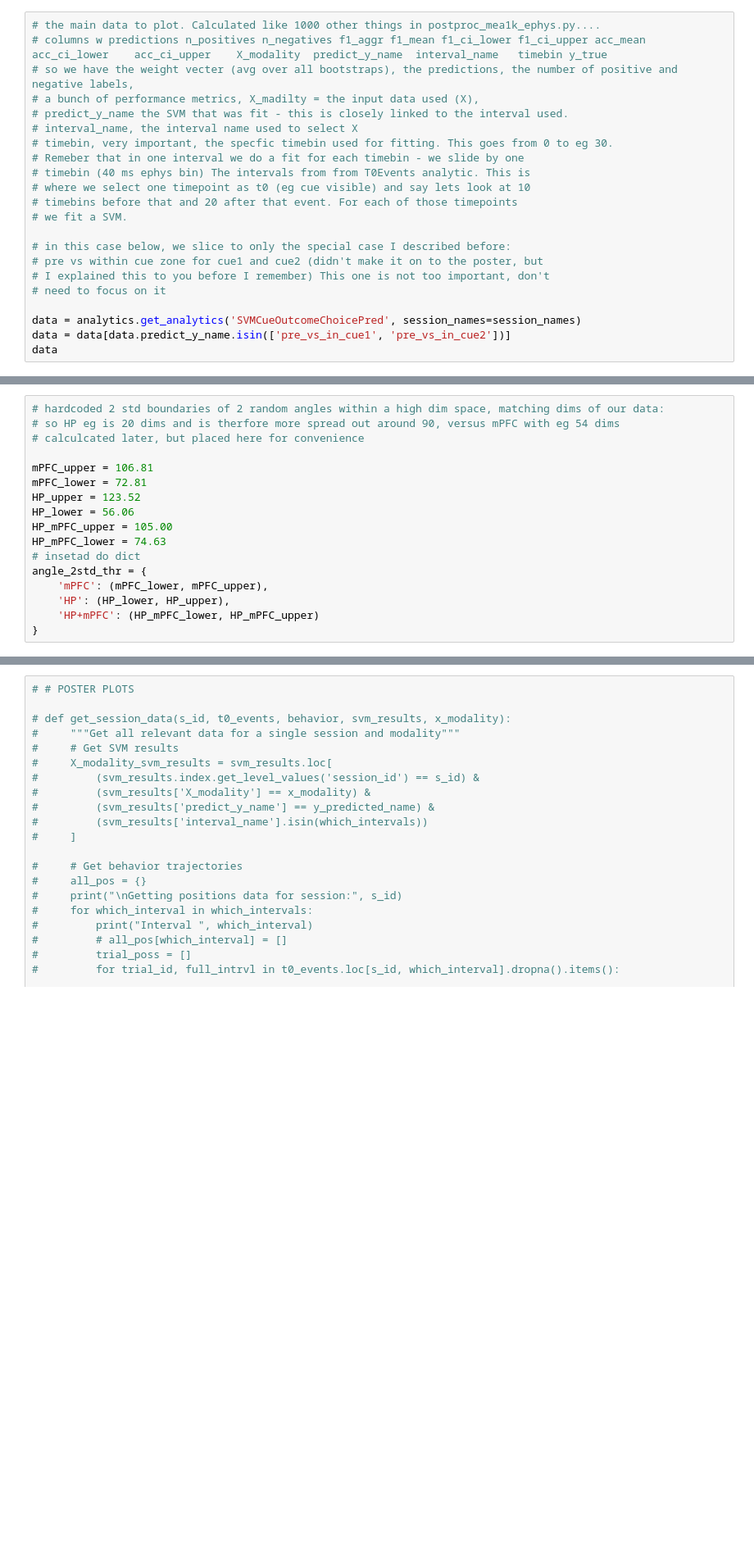
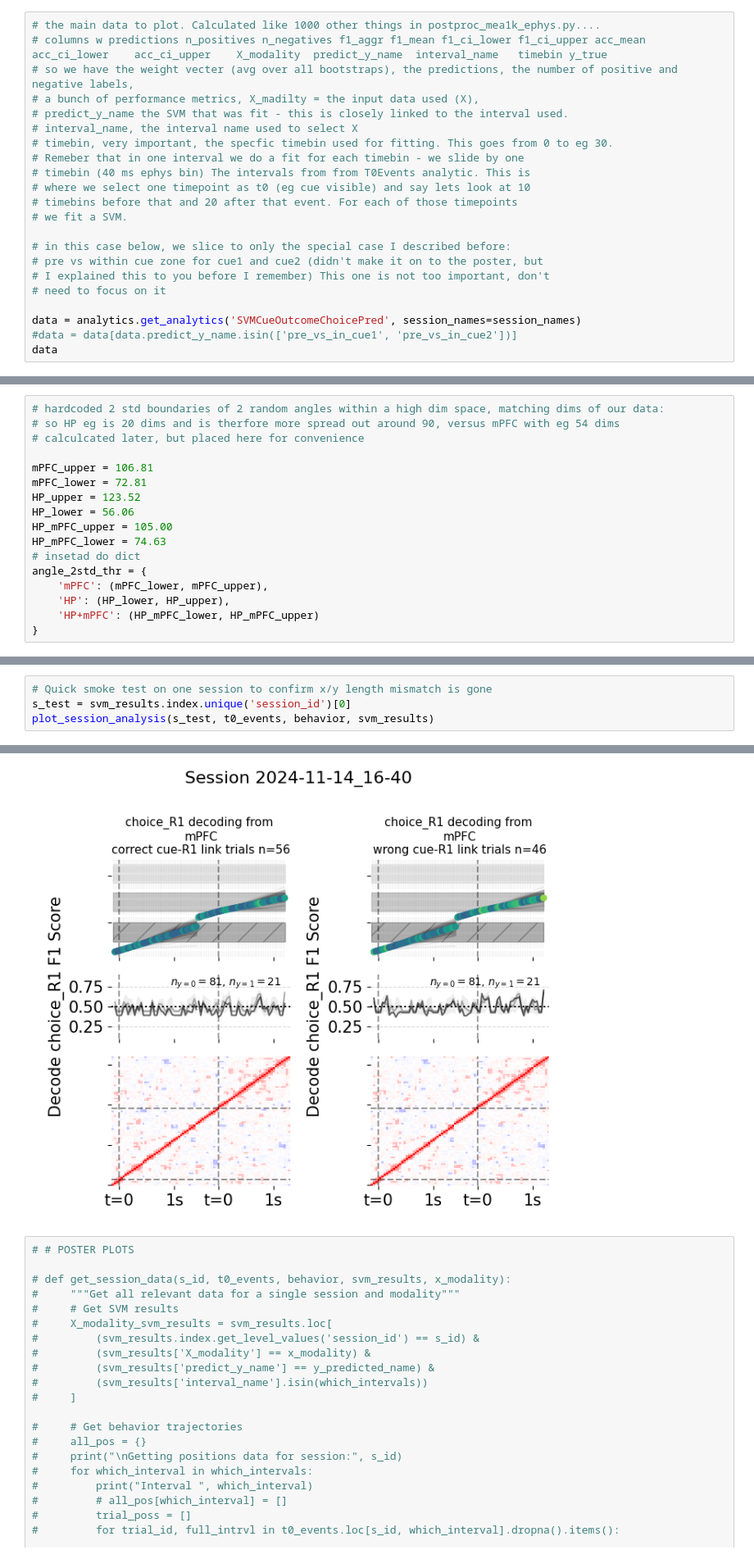
Before and after one commit to LoaloaF/analysisVR, a Jupyter notebook: scripted_plotting/svm_analysis_cleaned.ipynb, the cells around one changed output, grey strips where cells are left out. Shown at 82% size. Drawn from its saved outputs; the diff is of its cells as text; blank space fills up the shorter version.

Commit message:
Update svm analysis notebook

```diff
--- a/scripted_plotting/svm_analysis_cleaned.ipynb
+++ b/scripted_plotting/svm_analysis_cleaned.ipynb
@@ -178,5 +260,5 @@ behavior
 # need to focus on it
 
 data = analytics.get_analytics('SVMCueOutcomeChoicePred', session_names=session_names)
-data = data[data.predict_y_name.isin(['pre_vs_in_cue1', 'pre_vs_in_cue2'])]
+#data = data[data.predict_y_name.isin(['pre_vs_in_cue1', 'pre_vs_in_cue2'])]
 data
@@ -611,0 +910,5 @@ for s_id in svm_results.index.unique('session_id'):
+# %%
+# Quick smoke test on one session to confirm x/y length mismatch is gone
+s_test = svm_results.index.unique('session_id')[0]
+plot_session_analysis(s_test, t0_events, behavior, svm_results)
+# %% [output]
@@ -612,3 +932,4 @@ for s_id in svm_results.index.unique('session_id'):
+[figure, added]
 # %%
 # # POSTER PLOTS
 
```
Also changed, not shown: parts of 22 cells of this notebook.
